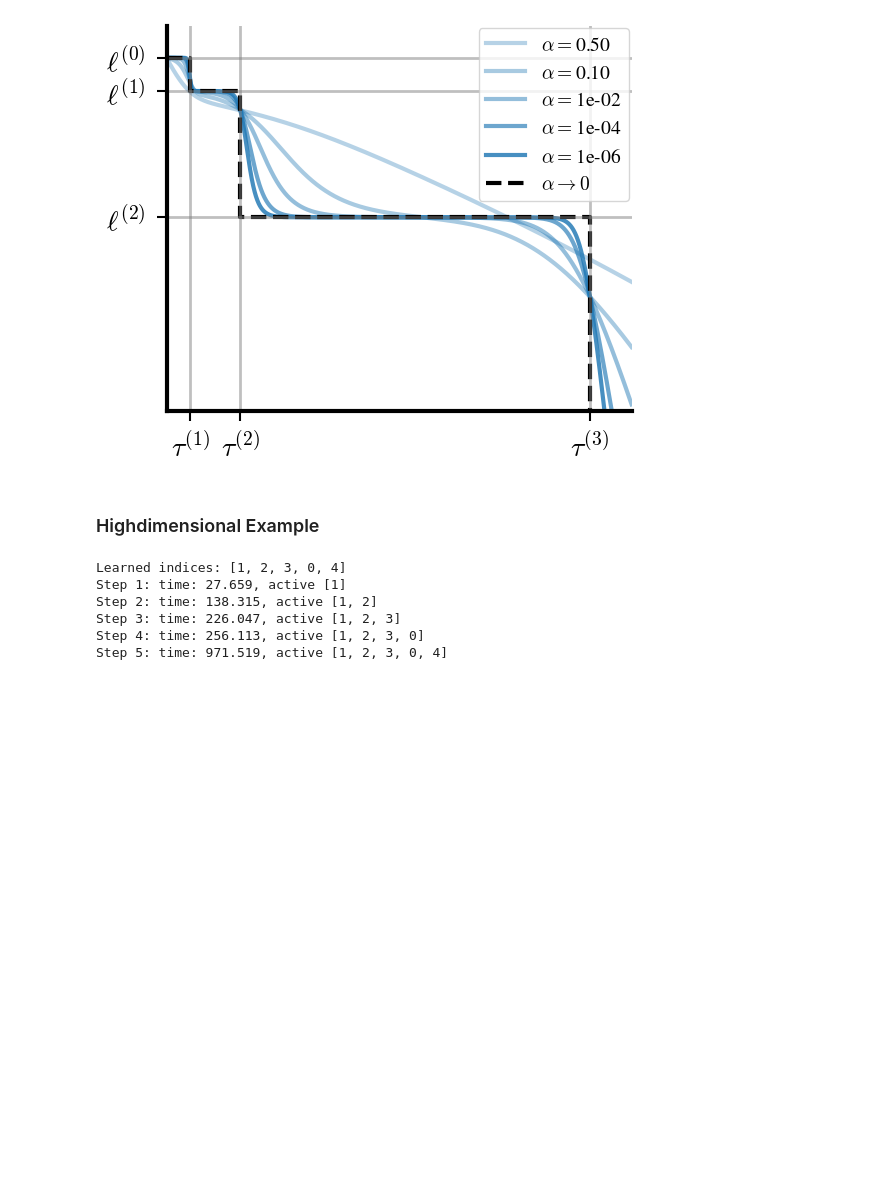
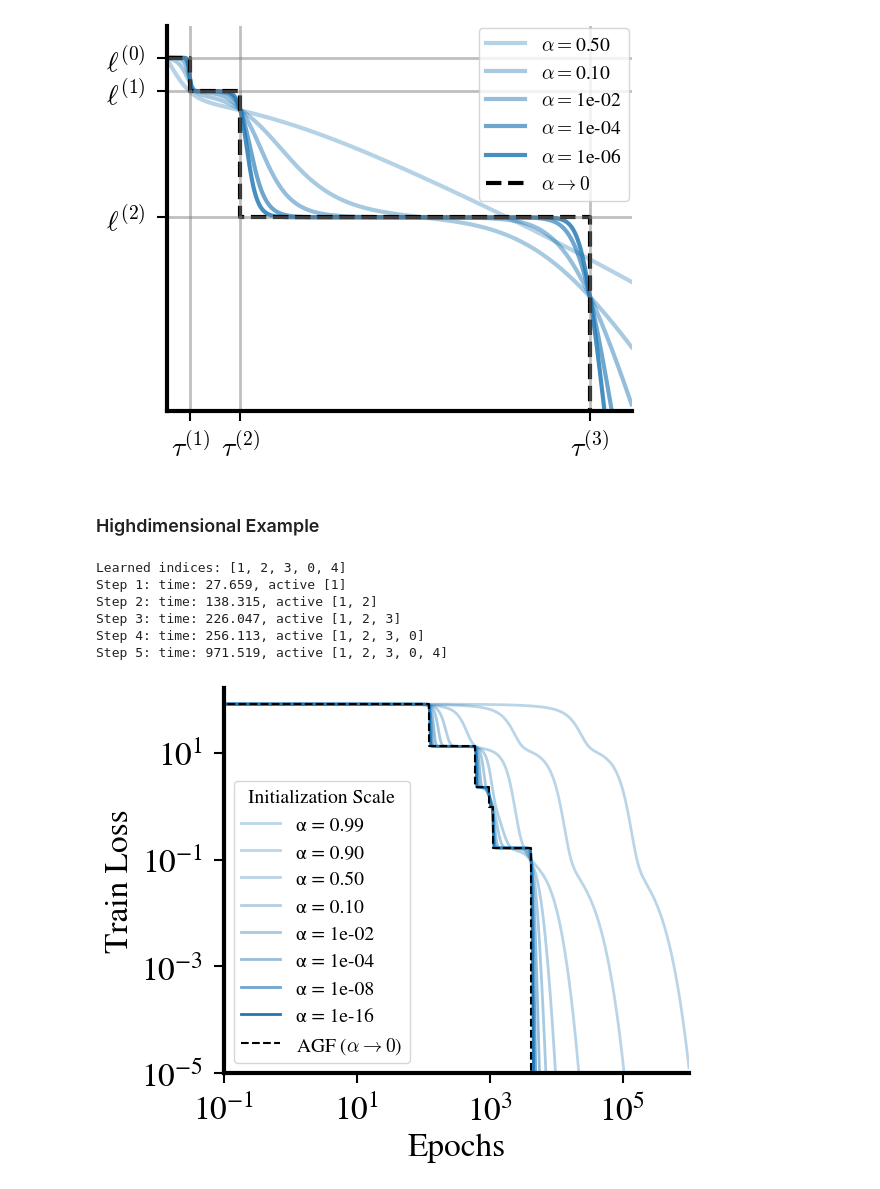
Before and after one commit to danielkunin/alternating-gradient-flows, a Jupyter notebook: diagonal-linear-network.ipynb, the cells around one changed output. Saved outputs shown, nothing was run; the diff lists cells and outputs as text; code cells hidden in the pictures; blank space fills up the shorter version.

```diff
--- a/diagonal-linear-network.ipynb
+++ b/diagonal-linear-network.ipynb
@@ -690,34 +677,35 @@ for alpha, losses in all_losses.items():
     normalized_alpha = min(1, max(0.3, 0.3 + 0.7 * (-np.log(alpha) / -np.log(1e-16))))
     formatted_scale = f'{alpha:.0e}' if alpha < 0.1 else f'{alpha:.2f}'
     ax.plot(1/-np.log(alpha) * range(max_iters), losses, label=f'α = {formatted_scale}',
             lw=2, color=base_color, alpha=normalized_alpha)
 
 # Plotting Theory
 alpha = 1e-100
 loss_list, beta_list, t_list, s_list = pesme_flammarion(X, y)
 time_sequence = n * np.array(t_list) / learning_rate  # Normalize time
 loss_list, beta_list, t_list = AGF(X, y, alpha, tol_grad=1e-9)
 time_sequence = 1/-np.log(alpha) * np.array(t_list) / learning_rate  # Normalize time
 plt.step(time_sequence, loss_list, linestyle='--', color='k', where='post', label=r'AGF ($\alpha \to 0$)', lw=1.5)
 
 ax.set_yscale('log')
 ax.set_xscale('log')
 ax.set_xlabel('Epochs', fontsize=24)
 ax.set_ylabel('Train Loss', fontsize=24)
 ax.set_ylim(1e-5, 2 * losses[0])
 ax.set_xlim(1e-1,1e6)
-ax.grid(True)
+ax.grid(False)
 ax.legend(title="Initialization Scale")
 style_axes(ax)
 plt.savefig("loss-sweep.pdf", dpi=300, bbox_inches='tight')
 plt.show()
 # %% [output]
 Learned indices: [1, 2, 3, 0, 4]
 Step 1: time: 27.659, active [1]
 Step 2: time: 138.315, active [1, 2]
 Step 3: time: 226.047, active [1, 2, 3]
 Step 4: time: 256.113, active [1, 2, 3, 0]
 Step 5: time: 971.519, active [1, 2, 3, 0, 4]
+[figure, added]
 # %%
 # Plotting β_i(t) for each coordinate and alpha
 fig, ax = plt.subplots(figsize=(6, 5))
```
Also changed, not shown: parts of 2 cells of this notebook, 4 other files.
